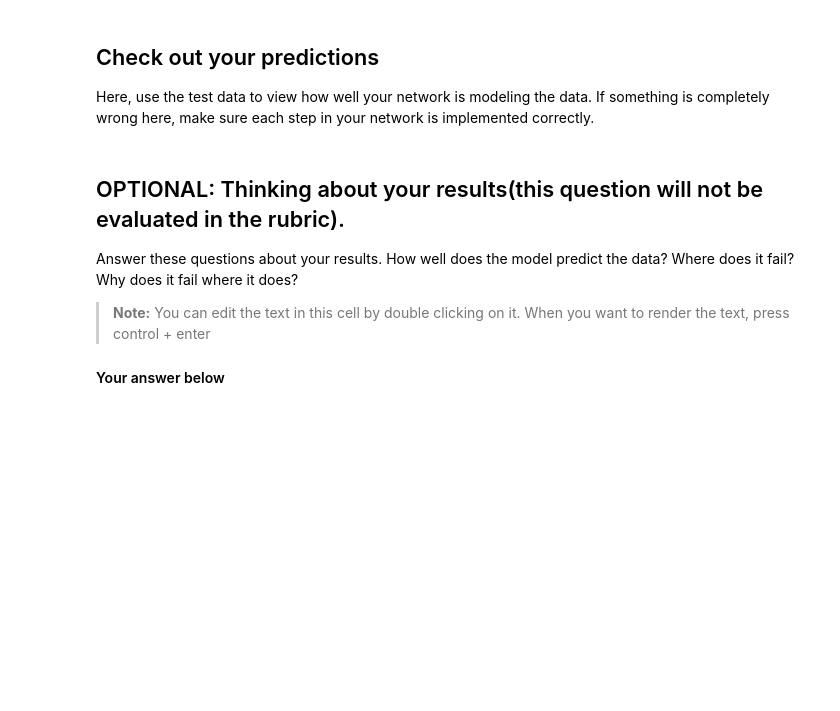
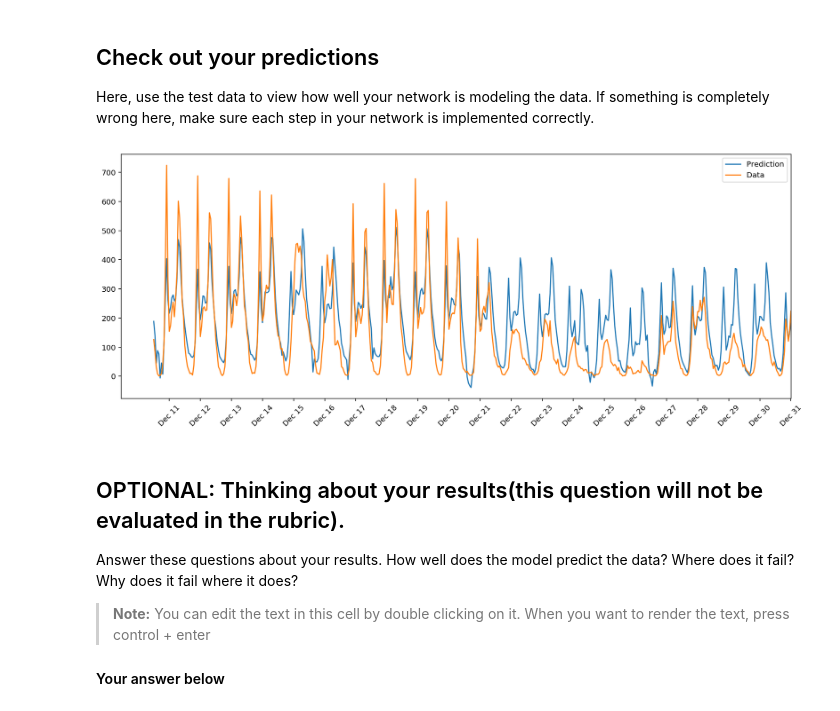
Before and after one commit to MosaabMuhammed/DLND, a Jupyter notebook: first-neural-network/Your_first_neural_network.ipynb, the cells around one changed output. Saved outputs shown, nothing was run; the diff lists cells and outputs as text; code cells hidden in the pictures; blank space fills up the shorter version.

```diff
--- a/first-neural-network/Your_first_neural_network.ipynb
+++ b/first-neural-network/Your_first_neural_network.ipynb
@@ -204,8 +363,11 @@ import sys
 ### Set the hyperparameters in you myanswers.py file ###
 ####################
 
-from my_answers import iterations, learning_rate, hidden_nodes, output_nodes
-
+## TO-DO: Fill in these hyperparameters.
+iterations    = 5000
+learning_rate = 0.05
+hidden_nodes  = 15
+output_nodes  = 1
 
 N_i = train_features.shape[1]
 network = NeuralNetwork(N_i, hidden_nodes, output_nodes, learning_rate)
@@ -238,19 +404,21 @@ _ = plt.ylim()
 
 Here, use the test data to view how well your network is modeling the data. If something is completely wrong here, make sure each step in your network is implemented correctly.
 # %%
-fig, ax = plt.subplots(figsize=(8,4))
+fig, ax = plt.subplots(figsize=(16,6))
 
 mean, std = scaled_features['cnt']
 predictions = network.run(test_features).T*std + mean
 ax.plot(predictions[0], label='Prediction')
 ax.plot((test_targets['cnt']*std + mean).values, label='Data')
 ax.set_xlim(right=len(predictions))
 ax.legend()
 
 dates = pd.to_datetime(rides.ix[test_data.index]['dteday'])
 dates = dates.apply(lambda d: d.strftime('%b %d'))
 ax.set_xticks(np.arange(len(dates))[12::24])
 _ = ax.set_xticklabels(dates[12::24], rotation=45)
+# %% [output]
+[figure, added]
 # %% [markdown]
 ## OPTIONAL: Thinking about your results(this question will not be evaluated in the rubric).
 
```
Also changed, not shown: parts of 12 cells of this notebook, 1 other file.
